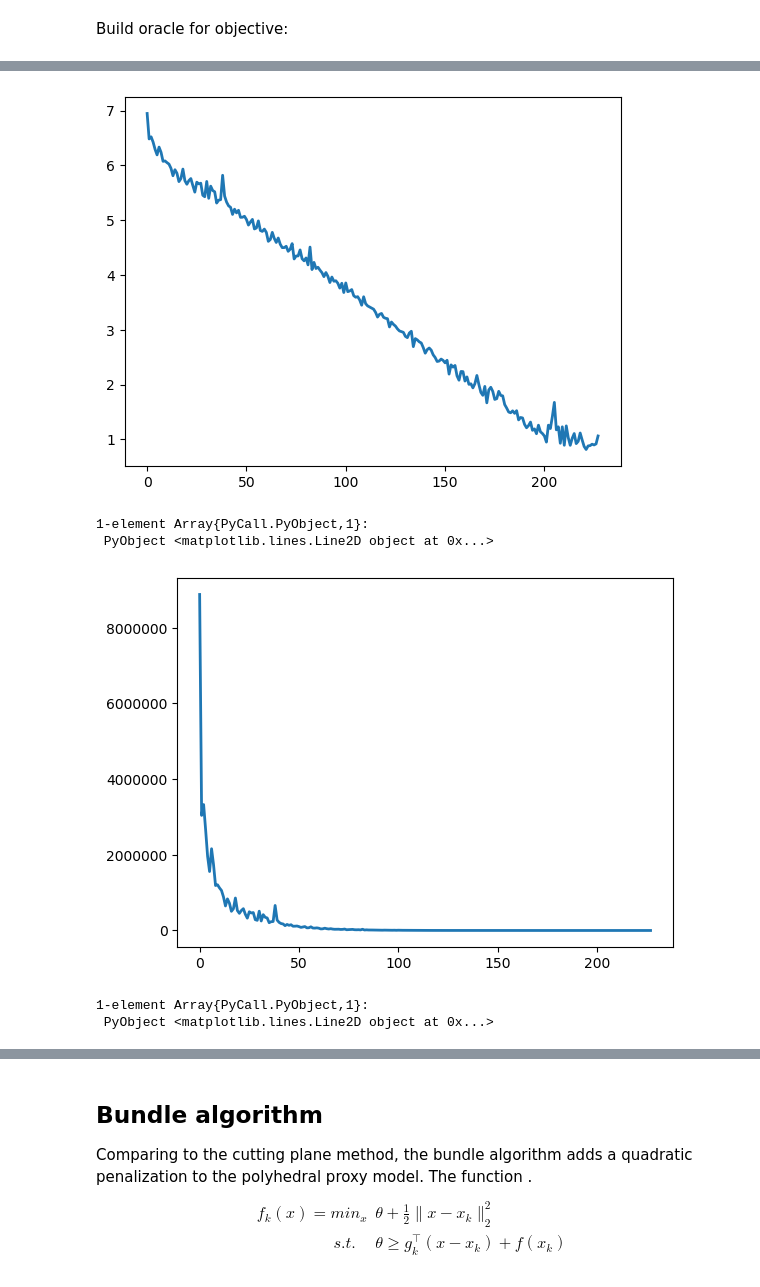
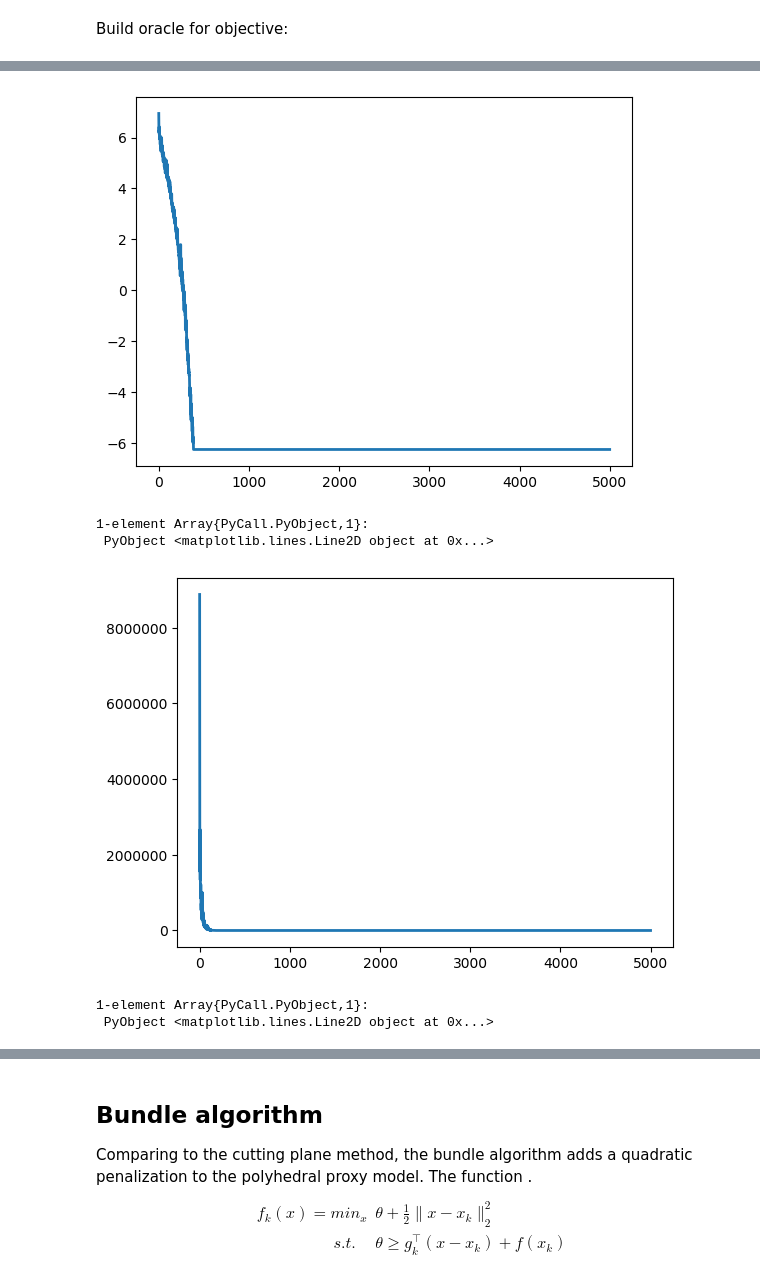
Before and after one commit to mzaffran/proximal_methods, a Jupyter notebook: cutting_plane_bundle_methods.ipynb, the cells around one changed output, grey strips where cells are left out. Drawn from its saved outputs; the diff is of its cells as text; code cells hidden in the pictures.

```diff
--- a/cutting_plane_bundle_methods.ipynb
+++ b/cutting_plane_bundle_methods.ipynb
@@ -77,45 +89,46 @@ With these two ingredients, we could define the cutting plane algorithm
 # %%
-function launch_cutting_plane(X, xMin, xMax, maxit=10000)
+function launch_cutting_plane(X, xMin, xMax, maxit=5000)
     master = Model(SOLVER)
     JuMP.set_silent(master)
-    #x, α = init_master_cutting_plane(master, X, xMin, xMax)
+    set_optimizer_attribute(master, "CPX_PARAM_LPMETHOD", 2) #For CPLEX
 
     @variable(master, α >= LB)
-    @variable(master,x[1:size(X,1)])
-    for i in 1:size(X,1)
-        @constraint(master, x[i] <= xMax[i])
-        @constraint(master, x[i] >= xMin[i])
-    end
+    @variable(master, xMin[i] <= x[i in 1:size(X,1)] <= xMax[i])
+    @objective(master, Min, α)
 
     lb, ub = LB, UB
 
     best_ub = ub
 
+    epsilon = 1e-8
+
     trace_f = Float64[]
     trace_ub = Float64[]
-    trace_α = Float64[]
+    trace_lb = Float64[]
 
     for n_iter in 1:maxit
-        println(n_iter)
+        println("Iteration : ",n_iter)
         JuMP.optimize!(master)
         lb = JuMP.value(α)
         x_k = JuMP.value.(x)
         f_k = f(x_k)
+        println("Lower bound : ", lb)
+        println("Valeur au point courant : ", f_k)
         g_k = ForwardDiff.gradient(f, x_k)
         ub = f_k
         best_ub = min(ub, best_ub)
         push!(trace_f, f_k)
         push!(trace_ub, best_ub)
-        push!(trace_α, lb)
-        if (lb >= best_ub - EPS) && (best_ub >= lb)
-            return trace_f, trace_ub, trace_α
+        push!(trace_lb, lb)
+        if (f_k - lb <= epsilon)
+            return trace_f, trace_ub, trace_lb, n_iter
             break
         else
-            @constraint(master, α >= f_k + sum( g_k[i]*(x-x_k)[i] for i in 1:size(X,1)))
+            @constraint(master, α >= f_k + sum(g_k[i]*(x-x_k)[i] for i in 1:size(X,1)))
         end
     end
-    return trace_f, trace_ub, trace_α
+    return trace_f, trace_ub, trace_lb, maxit
 end;
 # %%
-trace_cutting_plane_f, trace_cutting_plane_ub, trace_cutting_plane_α  = launch_cutting_plane(A, xMin, xMax)
+trace_cutting_plane_f, trace_cutting_plane_ub, trace_cutting_plane_lb, n_cutting_plane  = launch_cutting_plane(A,xMin,xMax)
 # %% [output]
@@ -140,14 +179,12 @@ trace_cutting_plane_f, trace_cutting_plane_ub, trace_cutting_plane_α  = launch_
 # %%
-using PyPlot
-
-plot(log10.(trace_cutting_plane_f), lw=2.)
+plot(log10.(trace_cutting_plane_f .- optsol), lw=2.)
 # %% [output]
-[figure, old version]
+[figure, new version]
 1-element Array{PyCall.PyObject,1}:
  PyObject <matplotlib.lines.Line2D object at 0x...>
 # %%
-plot(trace_cutting_plane_f, lw=2.)
+plot(trace_cutting_plane_f .- optsol, lw=2.)
 # %% [output]
-[figure, old version]
+[figure, new version]
 1-element Array{PyCall.PyObject,1}:
  PyObject <matplotlib.lines.Line2D object at 0x...>
```
Also changed, not shown: parts of 28 cells of this notebook, 1 other file.
